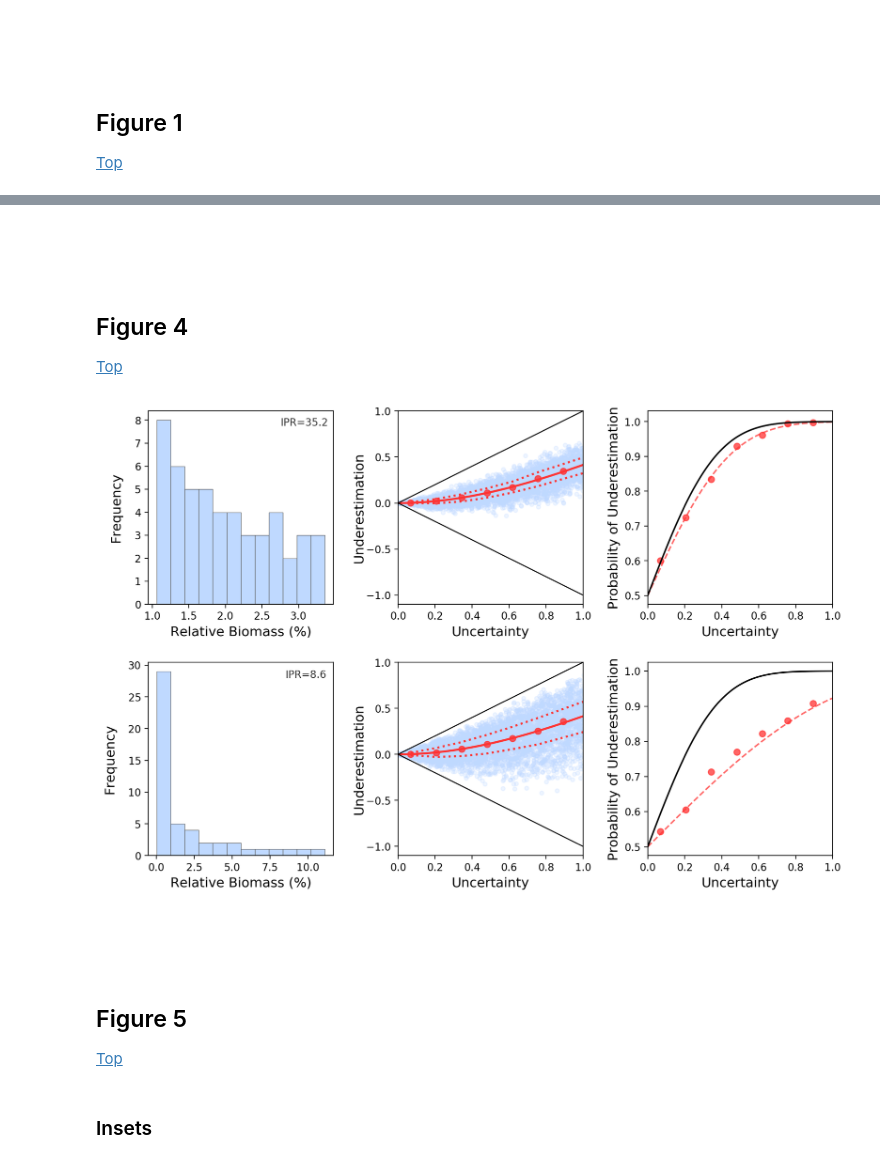
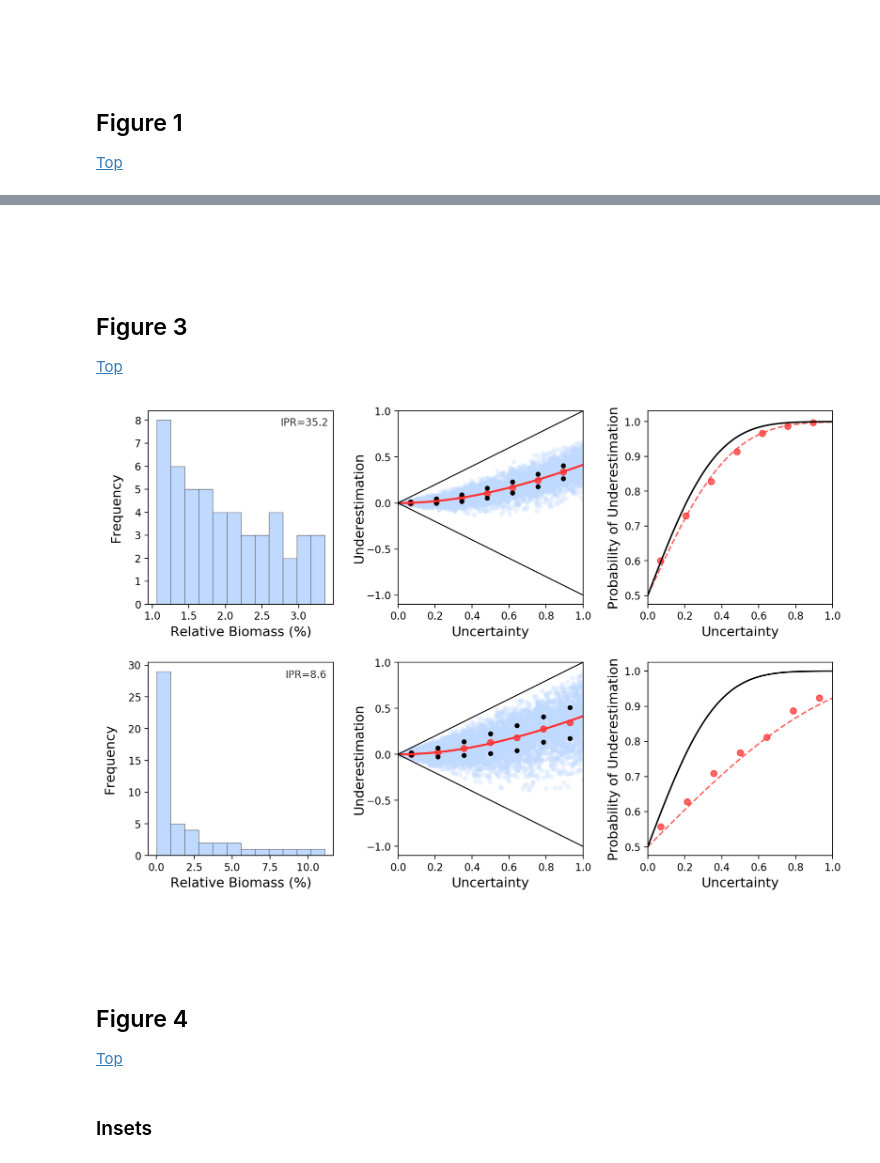
Before and after one commit to jamesaorr/scaling-up-uncertain-predictions, a Jupyter notebook: Scaling.Up_Simulations.ipynb, the cells around one changed output, grey strips where cells are left out. Saved outputs shown, nothing was run; the diff lists cells and outputs as text; code cells hidden in the pictures.

Commit message:
Add files via upload
Refined simulations for figure 1 (reduce magnitude of uncertainty to get more reproducible results).

```diff
--- a/Scaling.Up_Simulations.ipynb
+++ b/Scaling.Up_Simulations.ipynb
@@ -373,7 +466,7 @@ plt.subplots_adjust(wspace=0.25, hspace=-0.1);
 <br>
 <br>
 
-## Figure 4 <a class="anchor" id="4"></a>
+## Figure 3 <a class="anchor" id="4"></a>
 [Top](#8)
 # %%
 nb=10000       # number of 'experiments'
@@ -431,13 +524,13 @@ ipr_3 = 1/sum(norm_Bio_3**4)
 Prob_Syn_ipr_3 = 1.-0.5*betainc((ipr_3-1.)/2., 0.5, 1.-(Non_add_3**2)/4)
 
 ########### Binning ############
-bin_3_y, bin_edges, binnumber = binned_statistic(Non_add_3, Effect_3, statistic="median", bins=8, range=(0, 1.1))
+bin_3_y, bin_edges, binnumber = binned_statistic(Non_add_3, Effect_3, statistic="median", bins=7, range=(0, 1.))
 bin_width = (bin_edges[1] - bin_edges[0])
 bin_3_x = bin_edges[1:] - bin_width/2
-bin_3_y_sd, bin_edges, binnumber = binned_statistic(Non_add_3, Effect_3, statistic="std", bins=8, range=(0, 1.1))
-bin_3_py, bin_edges, binnumber = binned_statistic(Non_add_3, Effect_3, statistic=underestimation, bins=8, range=(0, 1.1))
-bin_3_y_q25, bin_edges, binnumber = binned_statistic(Non_add_3, Effect_3, statistic=Q25, bins=8, range=(0, 1.1))
-bin_3_y_q75, bin_edges, binnumber = binned_statistic(Non_add_3, Effect_3, statistic=Q75, bins=8, range=(0, 1.1))
+bin_3_y_sd, bin_edges, binnumber = binned_statistic(Non_add_3, Effect_3, statistic="std", bins=7, range=(0, 1.))
+bin_3_py, bin_edges, binnumber = binned_statistic(Non_add_3, Effect_3, statistic=underestimation, bins=7, range=(0, 1.))
+bin_3_y_q25, bin_edges, binnumber = binned_statistic(Non_add_3, Effect_3, statistic=Q25, bins=7, range=(0, 1.))
+bin_3_y_q75, bin_edges, binnumber = binned_statistic(Non_add_3, Effect_3, statistic=Q75, bins=7, range=(0, 1.))
 # %%
 plt.figure(num=None, figsize=(12, 8), dpi=200, facecolor='w', edgecolor='k')
 
@@ -467,9 +560,9 @@ plt.ylabel("Frequency", fontsize=13, labelpad=12)
 plt.subplot(2, 3, 2)
 plt.scatter(Non_add_1, Effect_1, alpha = 0.25, color = (0.75, 0.85, 1), s=15)
 X = np.sort(Non_add_1)
-plt.scatter(bin_1_x, bin_1_y, color = (1, 0.2, 0.2), alpha = 0.8)
-plt.plot(bin_1_x, bin_1_y_q25, color = (1, 0.2, 0.2), lw=2, linestyle=':')
-plt.plot(bin_1_x, bin_1_y_q75, color = (1, 0.2, 0.2), lw=2, linestyle=':')
+plt.scatter(bin_1_x, bin_1_y, color = (1, 0.2, 0.2), alpha = 0.8, s=35)
+plt.scatter(bin_1_x, bin_1_y_q25, color = "black", s=15)
+plt.scatter(bin_1_x, bin_1_y_q75, color = "black", s=15)
 plt.plot(X, np.sqrt(X**2+1)-1, color = (1, 0.2, 0.2), lw=2)
 #plt.plot(X, np.sqrt(X**2+1+2*X/np.sqrt(ipr_1))-1, color = (1, 0.2, 0.2), lw=2, linestyle=':')
 #plt.plot(X, np.sqrt(X**2+1-2*X/np.sqrt(ipr_1))-1, color = (1, 0.2, 0.2), lw=2, linestyle=':')
@@ -484,9 +577,9 @@ plt.ylabel("Underestimation", fontsize=13, labelpad=1)
 plt.subplot(2, 3, 5)
 plt.scatter(Non_add_3, Effect_3, alpha = 0.25, color = (0.75, 0.85, 1), s=15)
 X = np.sort(Non_add_3)
-plt.scatter(bin_3_x, bin_3_y, color = (1, 0.2, 0.2), alpha = 0.8)
-plt.plot(bin_3_x, bin_3_y_q25, color = (1, 0.2, 0.2), lw=2, linestyle=':')
-plt.plot(bin_3_x, bin_3_y_q75, color = (1, 0.2, 0.2), lw=2, linestyle=':')
+plt.scatter(bin_3_x, bin_3_y, color = (1, 0.2, 0.2), alpha = 0.8, s=35)
+plt.scatter(bin_3_x, bin_3_y_q25, color = "black", s=15)
+plt.scatter(bin_3_x, bin_3_y_q75, color = "black", s=15)
 plt.plot(X, np.sqrt(X**2+1)-1, color = (1, 0.2, 0.2), lw=2)
 #plt.plot(X, np.sqrt(X**2+1+2*X/np.sqrt(ipr_3))-1, color = (1, 0.2, 0.2), lw=2, linestyle=':')
 #plt.plot(X, np.sqrt(X**2+1-2*X/np.sqrt(ipr_3))-1, color = (1, 0.2, 0.2), lw=2, linestyle=':')
@@ -495,40 +588,40 @@ plt.plot([0,1,2],[0,-1,0], 'black',lw=1)
 plt.xlim(0, 1)
 plt.ylim(-1.1, 1)
 plt.yticks([-1.0, -0.5, 0.0, 0.5, 1.0])
 plt.xlabel("Uncertainty", fontsize=13)
 plt.ylabel("Underestimation", fontsize=13, labelpad=1)
 
 
 ############# Probability of Underestimation ###############
 
 plt.subplot(2, 3, 3)
 plt.scatter(bin_1_x, bin_1_py, color = (1, 0.2, 0.2), alpha=0.75)
 plt.xlim(0, 1)
 plt.xlabel("Uncertainty", fontsize=13)
 plt.ylabel("Probability of Underestimation", fontsize=13)
 X2 = np.linspace(0,1,100)
 plt.plot(X2, 1.-0.5*betainc((ipr_1-1.)/2., 0.5, 1.-(X2**2)/4), linestyle = "--", alpha=0.75, color = (1, 0.2, 0.2))
 plt.plot(X2, 1.-0.5*betainc((50-1.)/2., 0.5, 1.-(X2**2)/4), color=(0, 0, 0))
 
 plt.subplot(2, 3, 6)
 plt.scatter(bin_3_x, bin_3_py, color = (1, 0.2, 0.2), alpha=0.75)
 plt.xlim(0, 1);
 plt.xlabel("Uncertainty", fontsize=13)
 plt.ylabel("Probability of Underestimation", fontsize=13)
 X2 = np.linspace(0,1,100)
 plt.plot(X2, 1.-0.5*betainc((ipr_3-1.)/2., 0.5, 1.-(X2**2)/4), linestyle = "--", alpha=0.75, color = (1, 0.2, 0.2))
 plt.plot(X2, 1.-0.5*betainc((50-1.)/2., 0.5, 1.-(X2**2)/4), color=(0, 0, 0))
 
 
 plt.subplots_adjust(wspace=0.35, hspace=0.3)
 # %% [output]
-[figure, old version]
+[figure, new version]
 # %% [markdown]
 <br>
 <br>
 <br>
 
-## Figure 5 <a class="anchor" id="5"></a>
+## Figure 4 <a class="anchor" id="5"></a>
 [Top](#8)
 # %% [markdown]
 ### Insets
```
Also changed, not shown: parts of 11 cells of this notebook.
